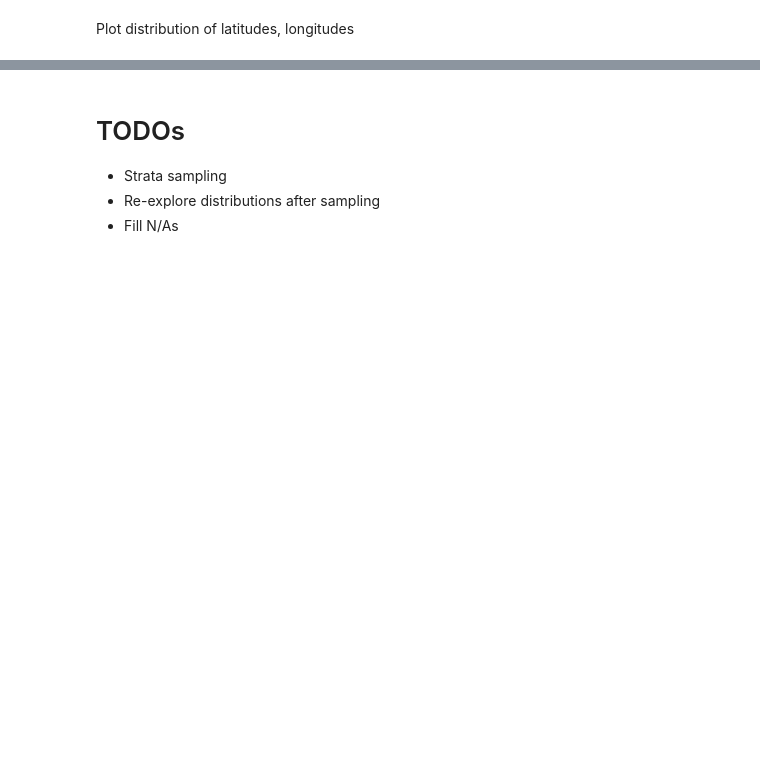
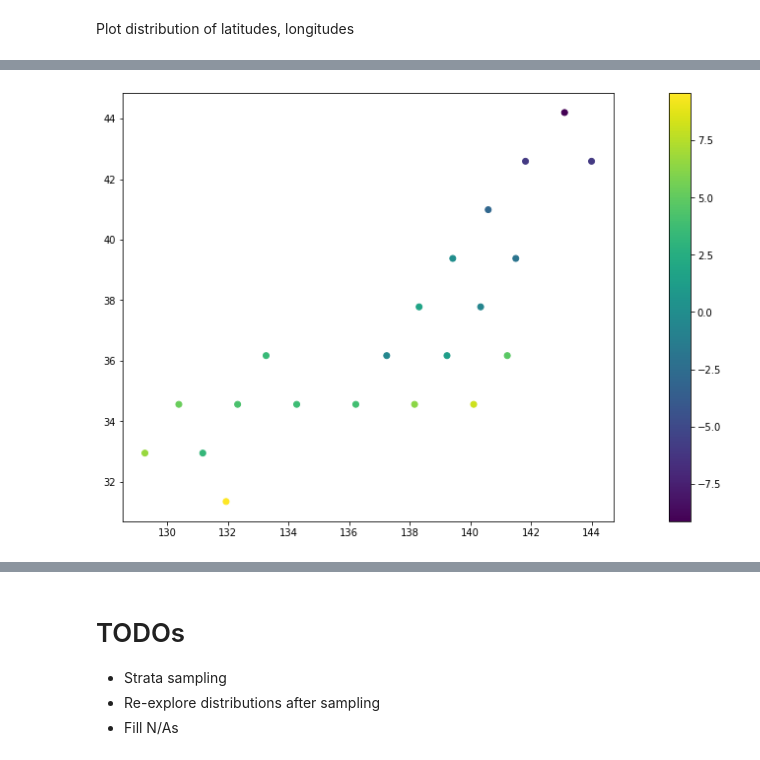
Before and after one commit to tao-pr/52-challenges, a Jupyter notebook: 004-skewed-data-classification/explore.ipynb, the cells around one changed output, grey strips where cells are left out. Drawn from its saved outputs; the diff is of its cells as text; code cells hidden in the pictures; blank space fills up the shorter version.

```diff
--- a/004-skewed-data-classification/explore.ipynb
+++ b/004-skewed-data-classification/explore.ipynb
@@ -240,0 +283,12 @@ gf = geopandas.GeoDataFrame(climate, geometry=coords)
+# %%
+# Plot again, but only in Japan
+def plot_by_country(cnt):
+    cm = climate[(climate['year']==max(climate['year'])) & (climate['ort'] == cnt)]
+
+    coords = [Point((clipstr(b), clipstr(a))) for (a,b) in zip(cm['Latitude'], cm['Longitude'])]
+    gf = geopandas.GeoDataFrame(cm, geometry=coords)
+    gf.plot(column="min", legend=True)
+
+plot_by_country('Japan')
+# %% [output]
+[figure, added]
```
Also changed, not shown: parts of 21 cells of this notebook, 1 other file.
